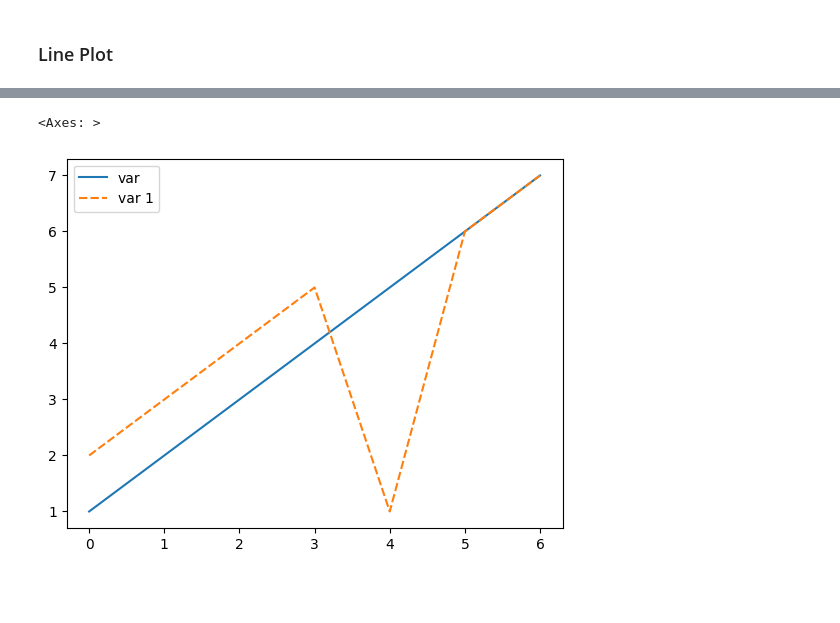
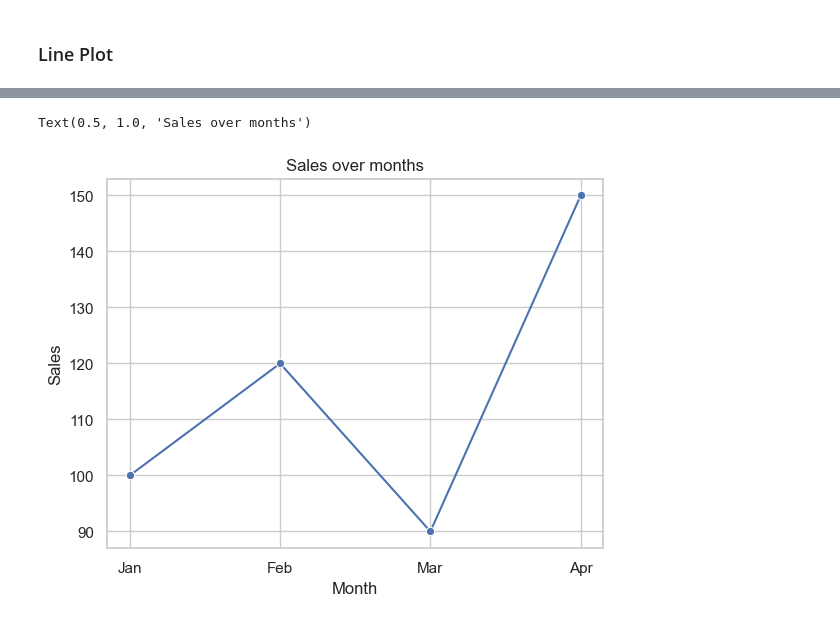
Before and after one commit to Rawal77/Grow, a Jupyter notebook: week 3/Day 1/notebooks/seaborn/lineplot.ipynb, the cells around one changed output, grey strips where cells are left out. Cells and saved outputs as stored; diff of their text form; code cells hidden in the pictures; blank space fills up the shorter version.

```diff
--- a/week 3/Day 1/notebooks/seaborn/lineplot.ipynb
+++ b/week 3/Day 1/notebooks/seaborn/lineplot.ipynb
@@ -5,7 +6,7 @@ import matplotlib.pyplot as plt
 %matplotlib inline
 import seaborn as sns
 # %%
-var = [1,2,3,4,5,6,7]
-var_1 = [2,3,4,5,1,6,7]
-
-plt.plot(var,var_1)
+df = pd.DataFrame({
+    "Month" : ["Jan","Feb","Mar","Apr"],
+    "Sales" : [100,120,90,150]
+})
@@ -15,6 +13,8 @@ plt.plot(var,var_1)
 # %%
-sns.lineplot({"var" : var,"var 1":var_1})
+sns.set_theme(style="whitegrid")
+sns.lineplot(data=df,x="Month",y="Sales",marker="o")
+plt.title("Sales over months")
 # %% [output]
-<Axes: >
+Text(0.5, 1.0, 'Sales over months')
-[figure, old version]
+[figure, new version]
 # %%
```
Also changed, not shown: parts of 4 cells of this notebook, 6 other files.
